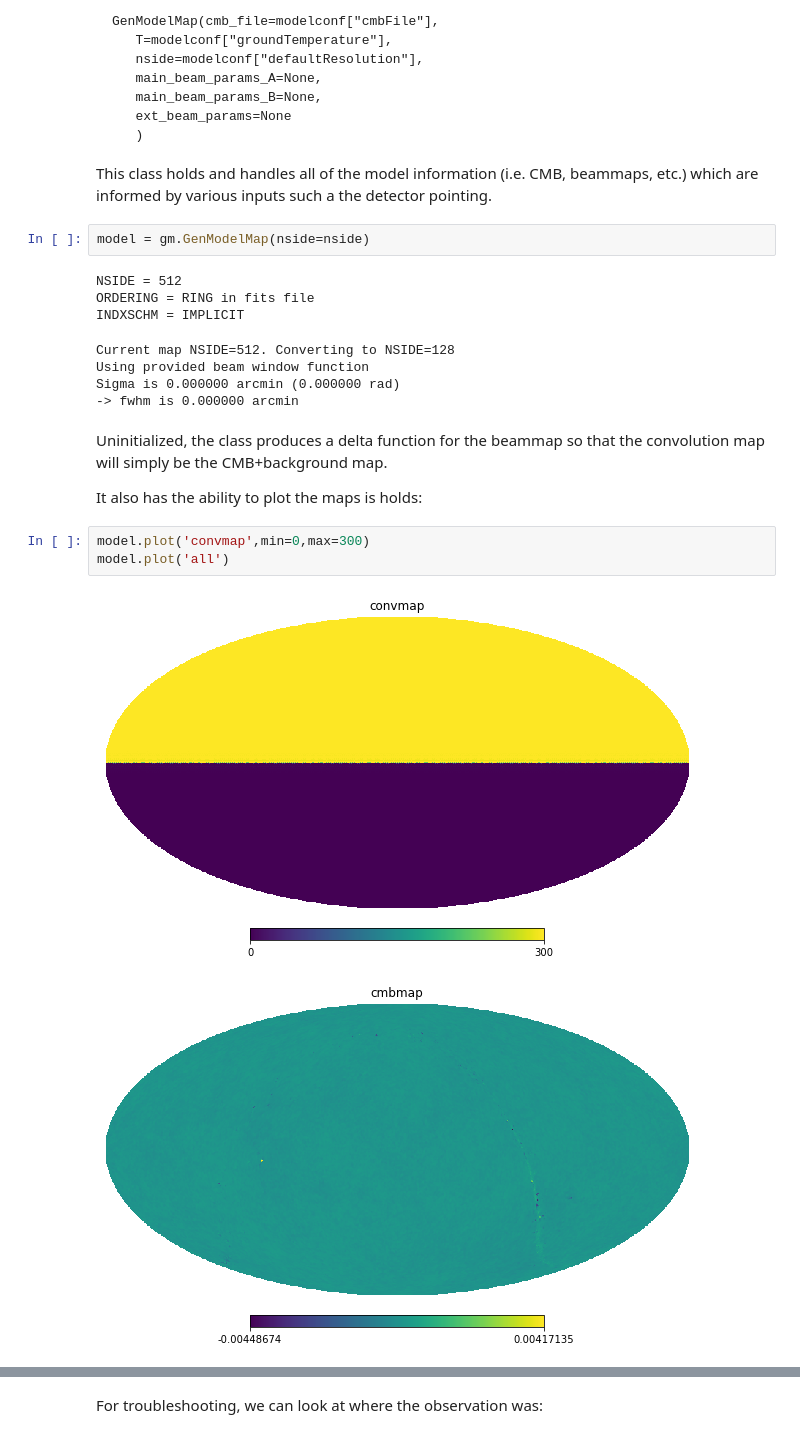
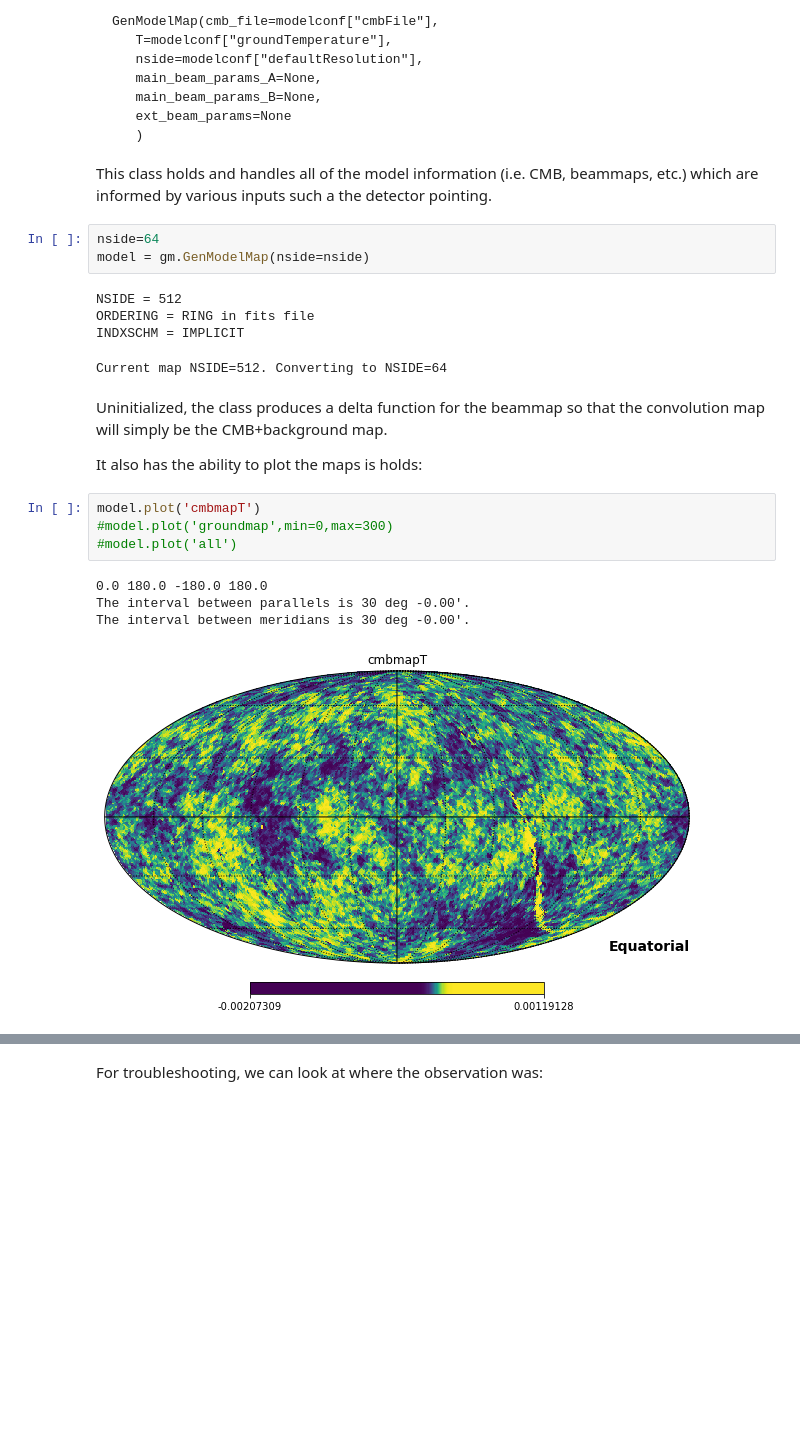
Before and after one commit to phys201/extended-beam-modeling, a Jupyter notebook: model_test.ipynb, the cells around one changed output, grey strips where cells are left out. Drawn from its saved outputs; the diff is of its cells as text; blank space fills up the shorter version.

````diff
--- a/model_test.ipynb
+++ b/model_test.ipynb
@@ -87,22 +164,23 @@ GenModelMap(cmb_file=modelconf["cmbFile"],
 ```
 This class holds and handles all of the model information (i.e. CMB, beammaps, etc.) which are informed by various inputs such a the detector pointing.
 # %%
+nside=64
 model = gm.GenModelMap(nside=nside)
 # %% [output]
 NSIDE = 512
 ORDERING = RING in fits file
 INDXSCHM = IMPLICIT
-Current map NSIDE=512. Converting to NSIDE=128
-Using provided beam window function
-Sigma is 0.000000 arcmin (0.000000 rad)
--> fwhm is 0.000000 arcmin
+Current map NSIDE=512. Converting to NSIDE=64
 # %% [markdown]
 Uninitialized, the class produces a delta function for the beammap so that the convolution map will simply be the CMB+background map.
 
 It also has the ability to plot the maps is holds:
 # %%
-model.plot('convmap',min=0,max=300)
-model.plot('all')
+model.plot('cmbmapT')
+#model.plot('groundmap',min=0,max=300)
+#model.plot('all')
 # %% [output]
+0.0 180.0 -180.0 180.0
+The interval between parallels is 30 deg -0.00'.
+The interval between meridians is 30 deg -0.00'.
-[figure, old version]
+[figure, new version]
-[figure, removed]
````
Also changed, not shown: parts of 17 cells of this notebook, 6 other files.
